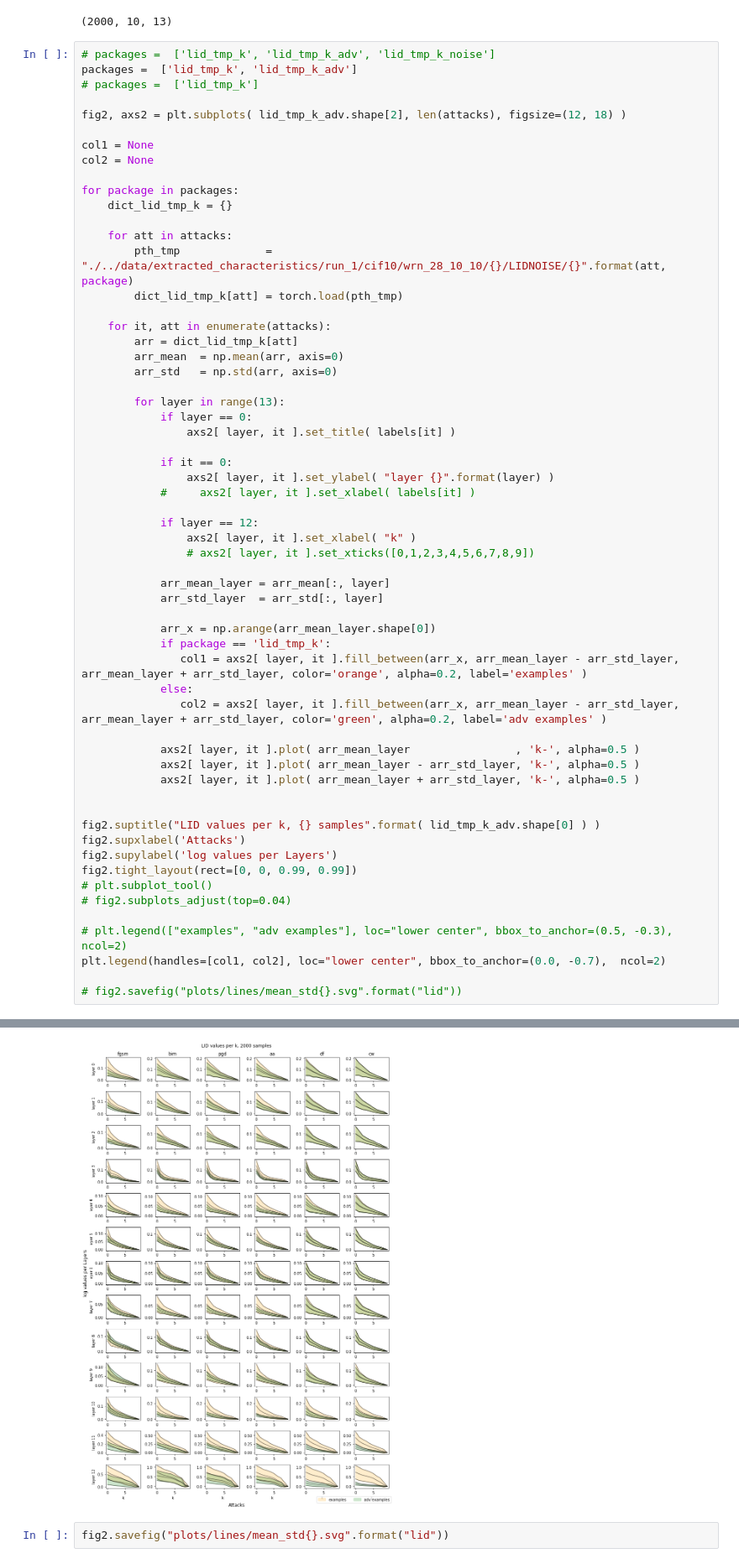
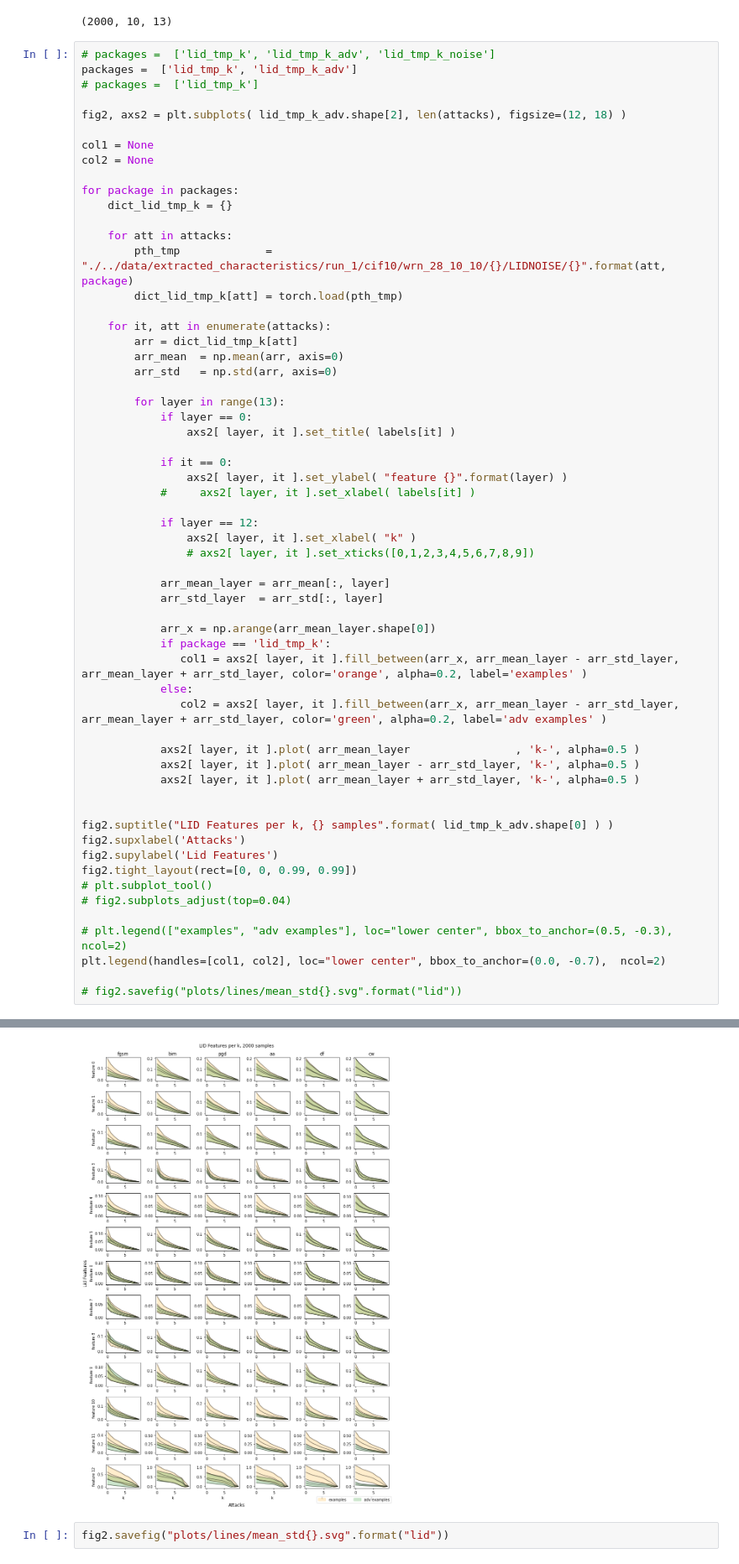
Before and after one commit to adverML/SpectralDefense, a Jupyter notebook: src/analysis_nonlinear_lid/lineplots.ipynb, the cells around one changed output, grey strips where cells are left out. Shown at 84% size. Saved outputs shown, nothing was run; the diff lists cells and outputs as text.

```diff
--- a/src/analysis_nonlinear_lid/lineplots.ipynb
+++ b/src/analysis_nonlinear_lid/lineplots.ipynb
@@ -255,40 +255,40 @@ for package in packages:
                 axs2[ layer, it ].set_title( labels[it] )
 
             if it == 0:
-                axs2[ layer, it ].set_ylabel( "layer {}".format(layer) )
+                axs2[ layer, it ].set_ylabel( "feature {}".format(layer) )
             #     axs2[ layer, it ].set_xlabel( labels[it] )
 
             if layer == 12:
                 axs2[ layer, it ].set_xlabel( "k" )
                 # axs2[ layer, it ].set_xticks([0,1,2,3,4,5,6,7,8,9])
 
             arr_mean_layer = arr_mean[:, layer]
             arr_std_layer  = arr_std[:, layer]
 
             arr_x = np.arange(arr_mean_layer.shape[0])
             if package == 'lid_tmp_k':
                col1 = axs2[ layer, it ].fill_between(arr_x, arr_mean_layer - arr_std_layer, arr_mean_layer + arr_std_layer, color='orange', alpha=0.2, label='examples' )
             else:
                col2 = axs2[ layer, it ].fill_between(arr_x, arr_mean_layer - arr_std_layer, arr_mean_layer + arr_std_layer, color='green', alpha=0.2, label='adv examples' )
 
             axs2[ layer, it ].plot( arr_mean_layer                , 'k-', alpha=0.5 )
             axs2[ layer, it ].plot( arr_mean_layer - arr_std_layer, 'k-', alpha=0.5 )
             axs2[ layer, it ].plot( arr_mean_layer + arr_std_layer, 'k-', alpha=0.5 )
 
 
-fig2.suptitle("LID values per k, {} samples".format( lid_tmp_k_adv.shape[0] ) )
+fig2.suptitle("LID Features per k, {} samples".format( lid_tmp_k_adv.shape[0] ) )
 fig2.supxlabel('Attacks')
-fig2.supylabel('log values per Layers')
+fig2.supylabel('Lid Features')
 fig2.tight_layout(rect=[0, 0, 0.99, 0.99])
 # plt.subplot_tool()
 # fig2.subplots_adjust(top=0.04)
 
 # plt.legend(["examples", "adv examples"], loc="lower center", bbox_to_anchor=(0.5, -0.3), ncol=2)
 plt.legend(handles=[col1, col2], loc="lower center", bbox_to_anchor=(0.0, -0.7),  ncol=2)
 
 # fig2.savefig("plots/lines/mean_std{}.svg".format("lid"))
 # %% [output]
 <matplotlib.legend.Legend at 0x...>
-[figure, old version]
+[figure, new version]
 # %%
 fig2.savefig("plots/lines/mean_std{}.svg".format("lid"))
```
Also changed, not shown: parts of 4 cells of this notebook, 8 other files.
